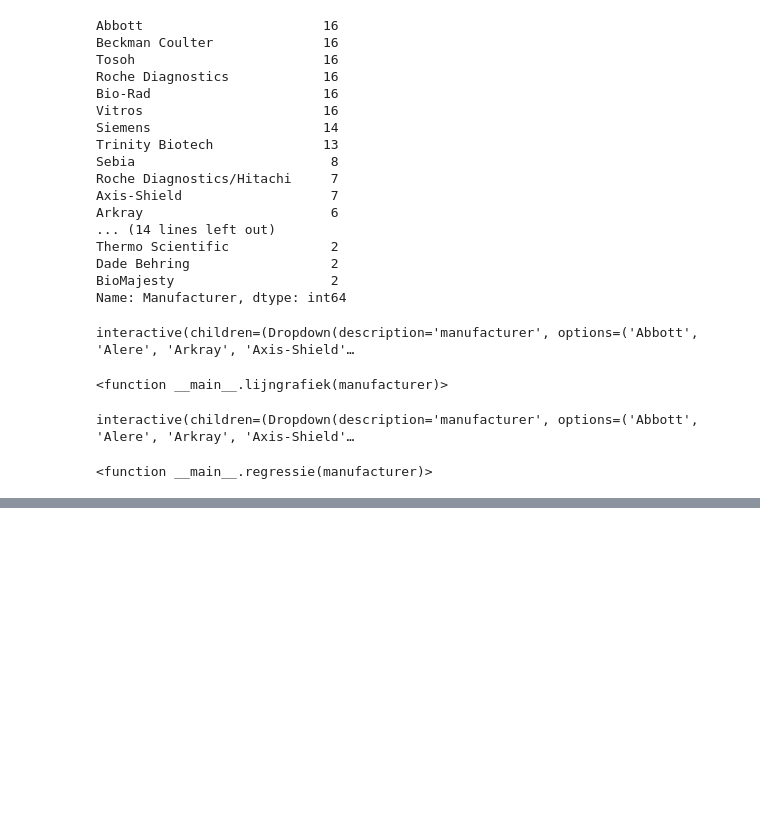
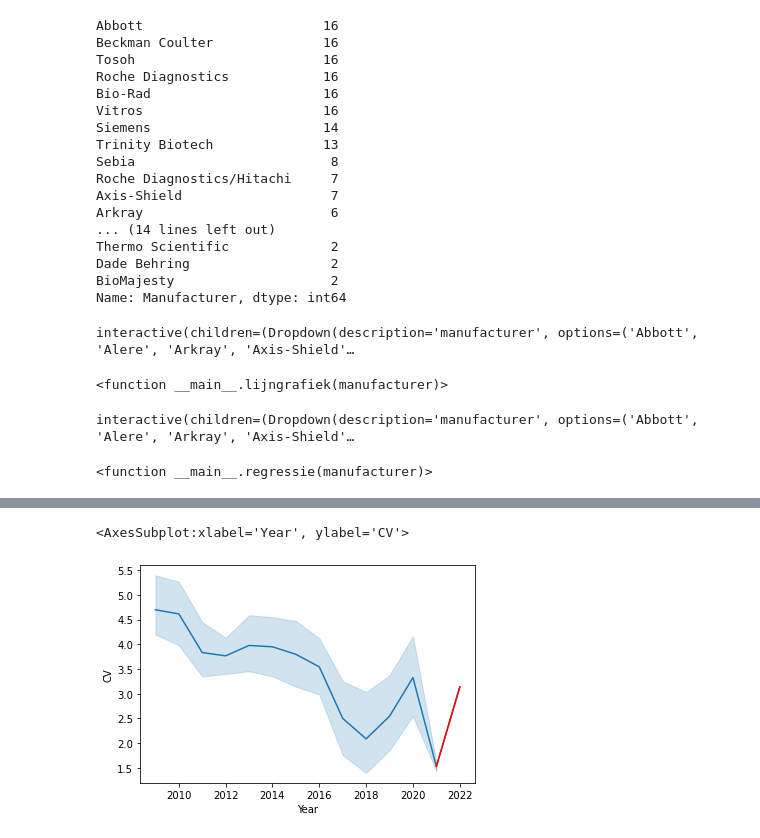
Before and after one commit to DSa-HbA1c/Predictions, a Jupyter notebook: Prediction Justin Corné.ipynb, the cells around one changed output, grey strips where cells are left out. Saved outputs shown, nothing was run; the diff lists cells and outputs as text; code cells hidden in the pictures; blank space fills up the shorter version.

```diff
--- a/Prediction Justin Corné.ipynb
+++ b/Prediction Justin Corné.ipynb
@@ -180,0 +263,16 @@ interactive(children=(Dropdown(description='manufacturer', options=('Abbott', 'A
+# %%
+tempdf = df2[df2["Manufacturer"]== "Abbott"].dropna()
+X = tempdf["Year"]
+y = tempdf["CV"]
+
+# Fit and make the predictions by the model
+model = sm.OLS(y, X).fit()
+predictions = model.predict(X)
+preddf = pd.DataFrame(predictions, columns=['CV'])
+preddf['Year'] = "2022"
+preddf = preddf.groupby('Year').mean().reset_index()
+# Print out the statistics
+# model.summary()
+# %%
+test = pd.concat([tempdf,preddf])
+test.info()
@@ -180,0 +293,3 @@ interactive(children=(Dropdown(description='manufacturer', options=('Abbott', 'A
+# %%
+test['Year'] = test['Year'].astype(str).astype(int)
+test.info()
@@ -180,0 +310,6 @@ interactive(children=(Dropdown(description='manufacturer', options=('Abbott', 'A
+# %%
+sns.lineplot(x = 'Year', y = 'CV', data = test)
+sns.lineplot(x = 'Year', y = 'CV', data = test[(test['Year'] >= 2021) & (test['Year'] <= 2022)], color= 'red')
+# %% [output]
+<AxesSubplot:xlabel='Year', ylabel='CV'>
+[figure, added]
```
Also changed, not shown: parts of 11 cells of this notebook.
